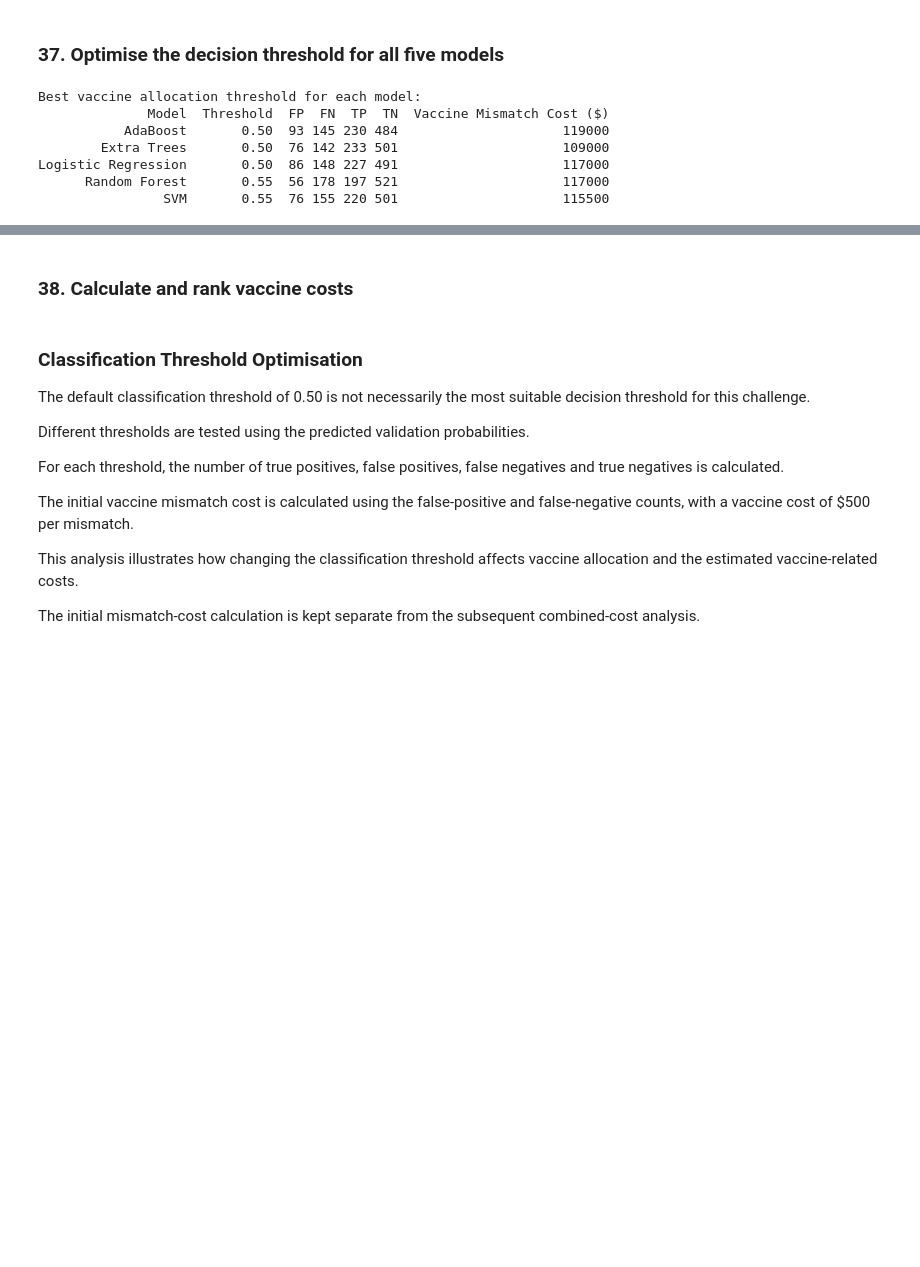
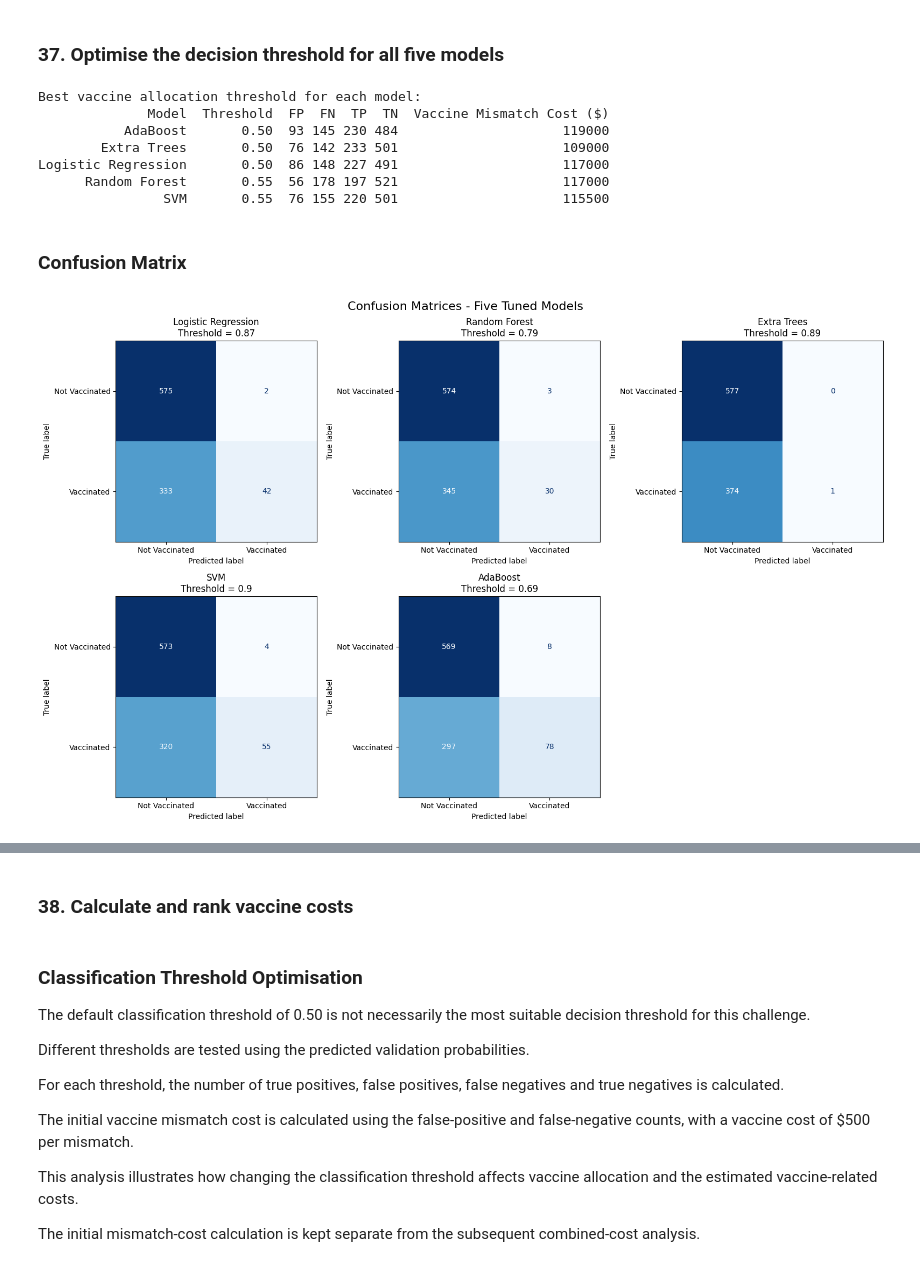
Before and after one commit to DS-Challenge-Hackathon-J-Group/DataScience-Hackathon, a Jupyter notebook: RMDS_Data_Science_Hackathon_–_Dataset_B_J_(Group).ipynb, the cells around one changed output, grey strips where cells are left out. Drawn from its saved outputs; the diff is of its cells as text; code cells hidden in the pictures; blank space fills up the shorter version.

```diff
--- a/RMDS_Data_Science_Hackathon_–_Dataset_B_J_(Group).ipynb
+++ b/RMDS_Data_Science_Hackathon_–_Dataset_B_J_(Group).ipynb
@@ -1378,3 +1378,66 @@ Best vaccine allocation threshold for each model:
 Logistic Regression       0.50  86 148 227 491                     117000
       Random Forest       0.55  56 178 197 521                     117000
                 SVM       0.55  76 155 220 501                     115500
+# %% [markdown]
+### Confusion Matrix
+# %%
+import matplotlib.pyplot as plt
+import numpy as np
+from sklearn.metrics import confusion_matrix, ConfusionMatrixDisplay
+
+# Cost-optimised thresholds
+final_thresholds = {
+    "Logistic Regression": 0.87,
+    "SVM": 0.90,
+    "AdaBoost": 0.69,
+    "Random Forest": 0.79,
+    "Extra Trees": 0.89
+}
+
+# Create confusion matrices
+fig, axes = plt.subplots(2, 3, figsize=(16, 10))
+axes = axes.flatten()
+
+for i, (model_name, probabilities) in enumerate(tuned_probabilities.items()):
+
+    threshold = final_thresholds[model_name]
+
+    # Convert probabilities into class predictions
+    predictions = (probabilities >= threshold).astype(int)
+
+    # Calculate confusion matrix
+    cm = confusion_matrix(
+        y_val,
+        predictions,
+        labels=[0, 1]
+    )
+
+    # Display confusion matrix
+    cm_display = ConfusionMatrixDisplay(
+        confusion_matrix=cm,
+        display_labels=["Not Vaccinated", "Vaccinated"]
+    )
+
+    cm_display.plot(
+        ax=axes[i],
+        cmap="Blues",
+        values_format="d",
+        colorbar=False
+    )
+
+    axes[i].set_title(
+        f"{model_name}\nThreshold = {threshold}"
+    )
+
+# Remove unused subplot
+fig.delaxes(axes[5])
+
+plt.suptitle(
+    "Confusion Matrices - Five Tuned Models",
+    fontsize=16
+)
+
+plt.tight_layout()
+plt.show()
+# %% [output]
+[figure, added]
```
Also changed, not shown: parts of 2 cells of this notebook.
